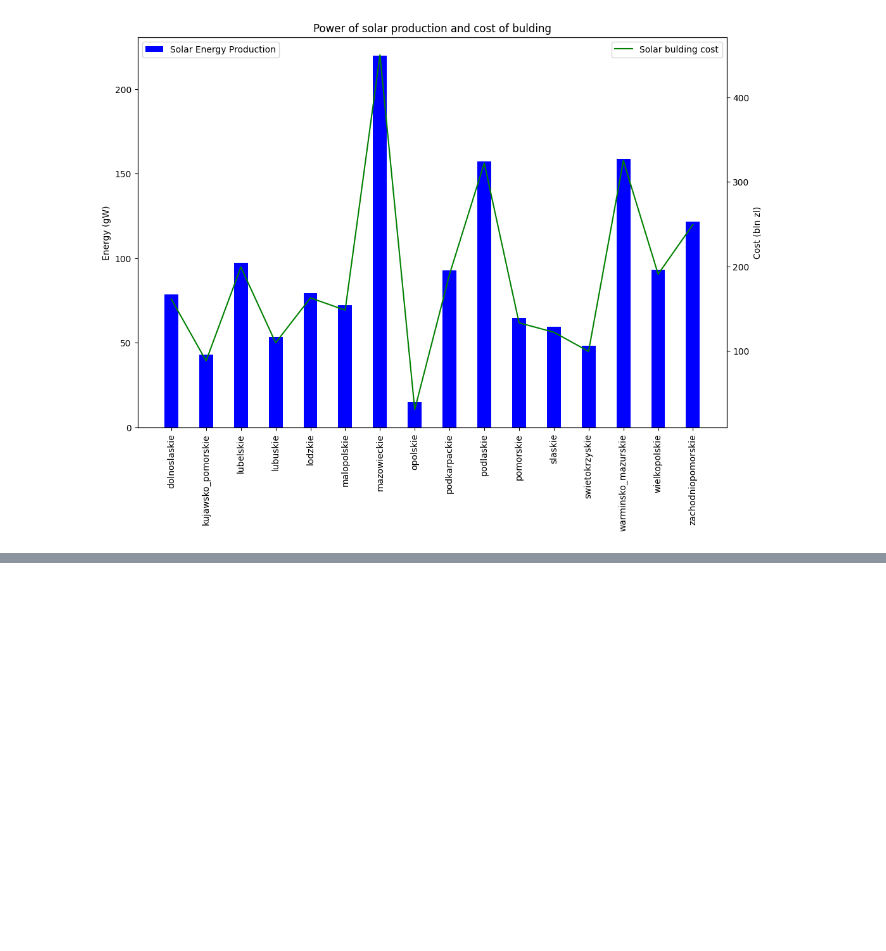
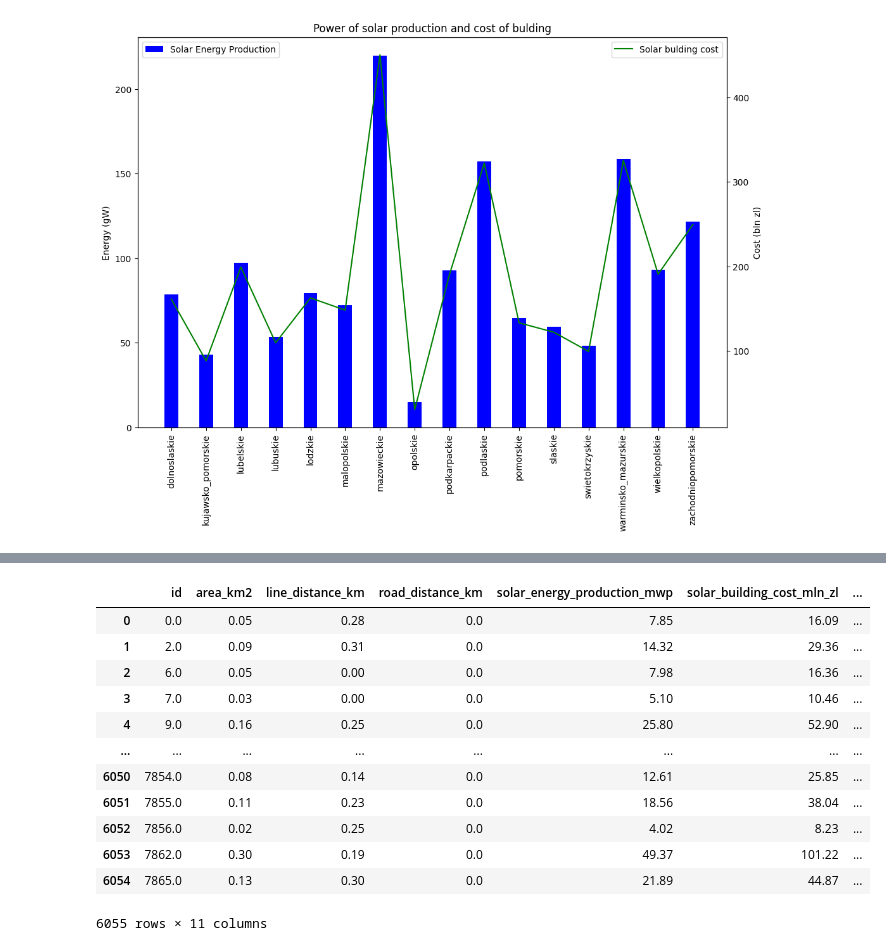
Before and after one commit to geoworldlook/Renewable_energy_optimum_location_function, a Jupyter notebook: Step_5_Analysis_Jupyter.ipynb, the cells around one changed output, grey strips where cells are left out. Drawn from its saved outputs; the diff is of its cells as text; code cells hidden in the pictures; blank space fills up the shorter version.

```diff
--- a/Step_5_Analysis_Jupyter.ipynb
+++ b/Step_5_Analysis_Jupyter.ipynb
@@ -462,0 +516,30 @@ plt.show()
+# %%
+#create function which calculate value of road distance and distance to line
+#przyjmuje, że 1 to jest maksymalna odległość dla linii energetycznej to 500 m tak jest w wytycznych
+#to samo robię dla drogi, parametr przyjmuje, że 1 km to jest 1 i rośnie, bo koszty są wysokie
+
+#syntetyczny parametr, ktory wykazuje wzrost kosztów w zależności od odległości od drogi. Można to dowolnie parametryzować i obliczać realne koszty
+parametr_road_distance = result_df['line_distance_km'] / 0.3
+parametr_line_distance = result_df['road_distance_km'] / 1
+distance_cost_parametr = parametr_road_distance + parametr_line_distance
+result_df['distance_cost_parametr'] = distance_cost_parametr
+#nadanie parametru dla ilosci promieniowania slonecznego w danym miejscu 0 dobrze 1 źle,
+result_df['solar_radiation_difference_parametr'] = (result_df['solar_radiation_difference_kw'] / min(result_df['solar_radiation_difference_kw']))
+
+#parametr calkowitej rocznej produkcji, powierzchnią i całkowitą roczną różnicą w produkcji prądu
+result_df['solar_radiation_energy_parametr'] = (result_df['energy_production_by_year_mw'] / min(result_df['energy_production_by_year_mw']))
+result_df
+# %% [output]
+|  | id | area_km2 | line_distance_km | road_distance_km | solar_energy_production_mwp | solar_building_cost_mln_zl | ... |
+| 0 | 0.0 | 0.05 | 0.28 | 0.0 | 7.85 | 16.09 | ... |
+| 1 | 2.0 | 0.09 | 0.31 | 0.0 | 14.32 | 29.36 | ... |
+| 2 | 6.0 | 0.05 | 0.00 | 0.0 | 7.98 | 16.36 | ... |
+| 3 | 7.0 | 0.03 | 0.00 | 0.0 | 5.10 | 10.46 | ... |
+| 4 | 9.0 | 0.16 | 0.25 | 0.0 | 25.80 | 52.90 | ... |
+| ... | ... | ... | ... | ... | ... | ... | ... |
+| 6050 | 7854.0 | 0.08 | 0.14 | 0.0 | 12.61 | 25.85 | ... |
+| 6051 | 7855.0 | 0.11 | 0.23 | 0.0 | 18.56 | 38.04 | ... |
+| 6052 | 7856.0 | 0.02 | 0.25 | 0.0 | 4.02 | 8.23 | ... |
+| 6053 | 7862.0 | 0.30 | 0.19 | 0.0 | 49.37 | 101.22 | ... |
+| 6054 | 7865.0 | 0.13 | 0.30 | 0.0 | 21.89 | 44.87 | ... |
+6055 rows × 11 columns
```
Also changed, not shown: parts of 2 cells of this notebook.
